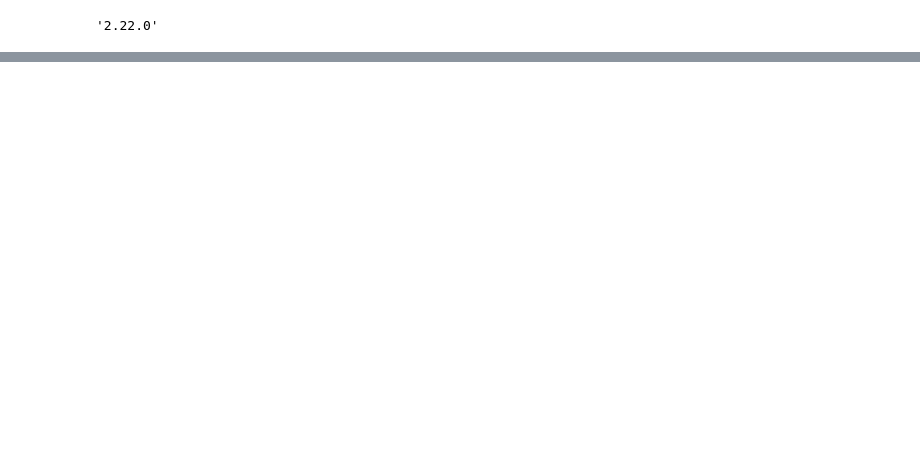
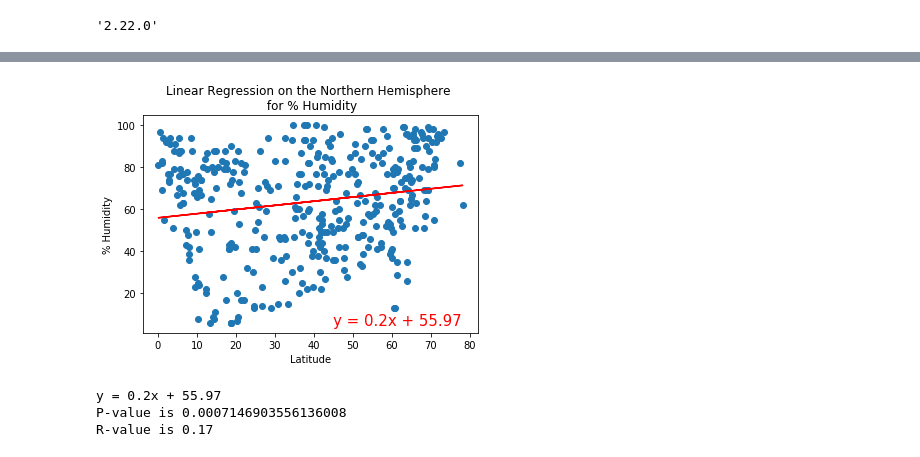
Before and after one commit to jtwalker126/World_Weather_Analysis, a Jupyter notebook: WeatherPy.ipynb, the cells around one changed output, grey strips where cells are left out. Drawn from its saved outputs; the diff is of its cells as text; code cells hidden in the pictures; blank space fills up the shorter version.

```diff
--- a/WeatherPy.ipynb
+++ b/WeatherPy.ipynb
@@ -255,0 +333,14 @@ plt.show()
+# %%
+# linear regression for northern hemisphere humidity
+x_values = northern_hemi_df["Lat"]
+y_values = northern_hemi_df["Humidity"]
+title = "Linear Regression on the Northern Hemisphere \n for % Humidity"
+y_label = "% Humidity"
+text_coordinates = (45,5)
+#call function
+plot_linear_regression(x_values, y_values, title, y_label, text_coordinates)
+# %% [output]
+[figure, added]
+y = 0.2x + 55.97
+P-value is 0.0007146903556136008
+R-value is 0.17
```
Also changed, not shown: parts of 20 cells of this notebook, 5 other files.
